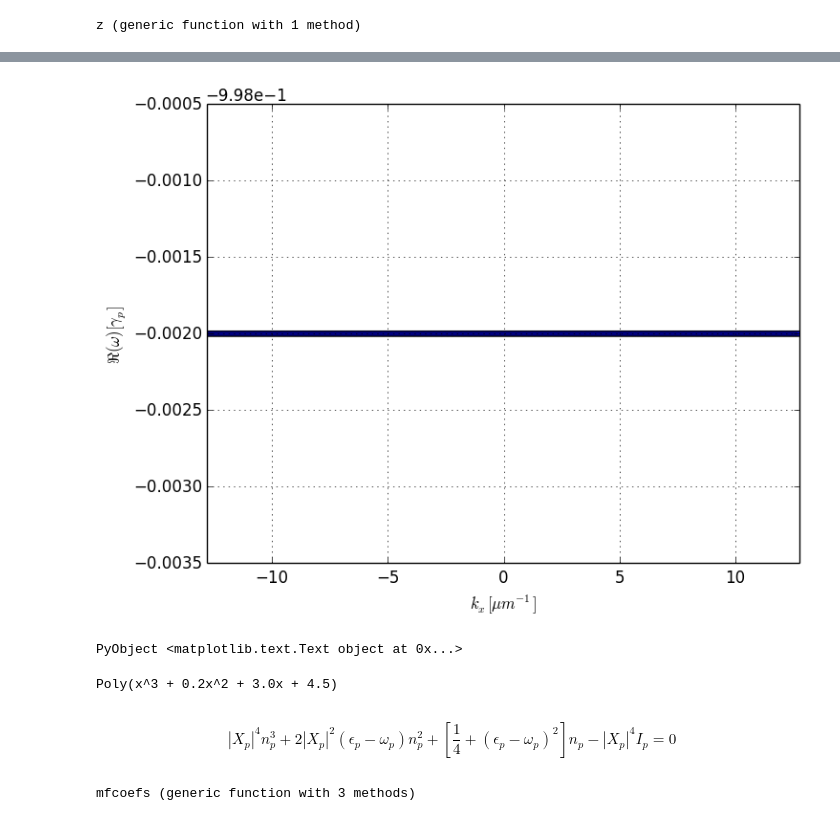
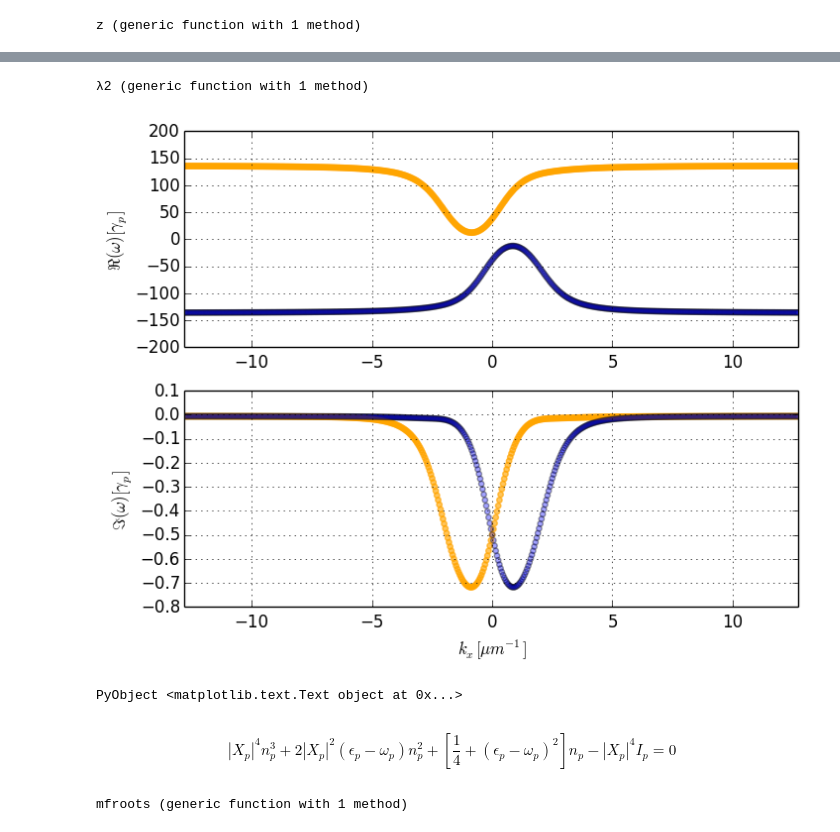
Before and after one commit to berceanu/notebooks, a Jupyter notebook: julia/1pump_gaussian.ipynb, the cells around one changed output, grey strips where cells are left out. Saved outputs shown, nothing was run; the diff lists cells and outputs as text; code cells hidden in the pictures.

```diff
--- a/julia/1pump_gaussian.ipynb
+++ b/julia/1pump_gaussian.ipynb
@@ -104,10 +100,0 @@ PyObject <matplotlib.text.Text object at 0x...>
-# %%
-scatter(kx, [λi1(k, 0., 10.) for k in kx], s=15, alpha=0.4)
-scatter(kx, [λi2(k, 0., 10.) for k in kx], s=15, alpha=0.4)
-grid()
-xlim(kx[1], kx[end])
-xlabel(L"$k_x[\mu m^{-1}]$")
-ylabel(L"$\Re(\omega)[\gamma_p]$")
-# %% [output]
-[figure, removed]
-PyObject <matplotlib.text.Text object at 0x...>
@@ -116,6 +101,26 @@ using Polynomial
-# %%
-Poly([1.,0.2,3.,4.5])
-# %% [output]
-Poly(x^3 + 0.2x^2 + 3.0x + 4.5)
+# %%
+λ1(kx, ky, np) = 1/2*w(kx, ky, np) + 1/2*sqrt(z(kx, ky, np))
+λ2(kx, ky, np) = 1/2*w(kx, ky, np) - 1/2*sqrt(z(kx, ky, np))
+# %% [output]
+λ2 (generic function with 1 method)
+# %%
+fig, axes = plt.subplots(2,1, figsize=(8,6))
+for i = 1:2
+    np = n_p
+    axes[1][:scatter](kx, real([λ1(k, 0., np) for k in kx]), s=15, alpha=0.4, color="orange")
+    axes[1][:scatter](kx, real([λ2(k, 0., np) for k in kx]), s=15, alpha=0.2)
+    axes[2][:scatter](kx, imag([λ1(k, 0., np) for k in kx]), s=15, alpha=0.4, color="orange")
+    axes[2][:scatter](kx, imag([λ2(k, 0., np) for k in kx]), s=15, alpha=0.2)
+end
+for ax in axes
+    ax[:set_xlim](kx[1], kx[end])
+    ax[:grid]()
+end
+axes[1][:set_ylabel](L"$\Re(\omega)[\gamma_p]$")
+axes[2][:set_ylabel](L"$\Im(\omega)[\gamma_p]$")
+axes[2][:set_xlabel](L"$k_x[\mu m^{-1}]$")
+# %% [output]
+[figure, added]
+PyObject <matplotlib.text.Text object at 0x...>
 # %% [markdown]
 $$\left|X_{p}\right|^{4}n_{p}^{3}+2\left|X_{p}\right|^{2}\left(\epsilon_{p}-\omega_{p}\right)n_{p}^{2}+\left[\frac{1}{4}+\left(\epsilon_{p}-\omega_{p}\right)^{2}\right]n_{p}-\left|X_{p}\right|^{4}I_{p}=0$$
@@ -124,5 +127,5 @@ enLP(k_pmpx + kx, k_pmpy + ky) - omega_p - im*gamma(k_pmpx + kx, k_pmpy + ky) +
 # %%
-function mfcoefs(kpx::Float64, kpy::Float64, ωp::Float64, Ip::Float64)
+function mfroots(kpx::Float64, kpy::Float64, ωp::Float64, Ip::Float64)
     xp = hopf_x(kpx, kpy)
     ep = enLP(kpx, kpy)
     a = abs2(xp)^2
@@ -131,9 +134,21 @@ function mfcoefs(kpx::Float64, kpy::Float64, ωp::Float64, Ip::Float64)
     d = -a*Ip
     r = roots(Poly([a, b, c, d]))
     filter!(x -> isapprox(imag(x), 0), r)
-    ips = Array(Float64, size(r))
+    rr = real(r)
+    shade = Array(ASCIIString, size(rr))
+    fill!(shade, "blue")
+    for idx = 1:length(rr)
+        np = rr[idx]
+        for kx = -5:0.05:5
+            if imag(λ1(kx, 0., np)) > 0 || imag(λ2(kx, 0., np)) > 0
+                shade[idx] = "red"
+                break
+            end
+        end
+    end
+    ips = Array(Float64, size(rr))
     fill!(ips, Ip)
-    return (ips, real(r))
+    return (ips, rr, shade)
 end
 # %% [output]
-mfcoefs (generic function with 3 methods)
+mfroots (generic function with 1 method)
```
Also changed, not shown: parts of 36 cells of this notebook, 4 other files.
